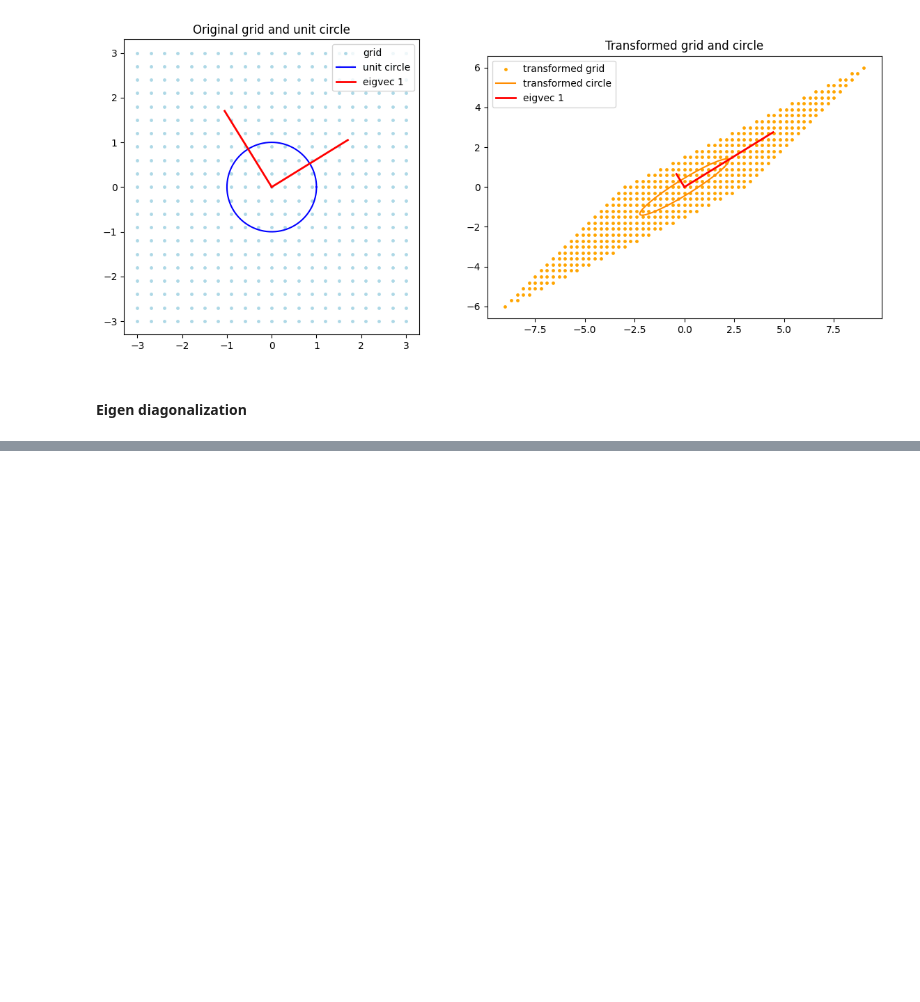
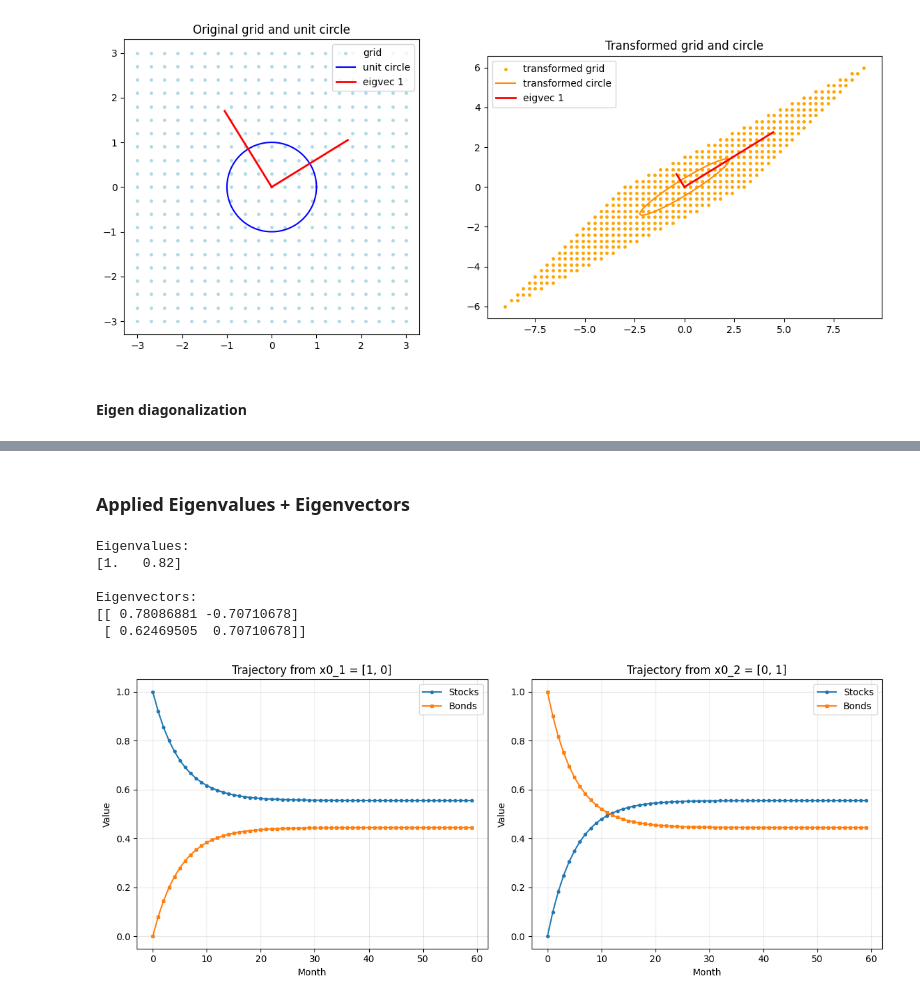
Before and after one commit to dwight-foster/linear-algebra-concepts-in-code, a Jupyter notebook: strang_practice.ipynb, the cells around one changed output, grey strips where cells are left out. Drawn from its saved outputs; the diff is of its cells as text; code cells hidden in the pictures; blank space fills up the shorter version.

Commit message:
added markov eigenvalue example

```diff
--- a/strang_practice.ipynb
+++ b/strang_practice.ipynb
@@ -387,0 +388,58 @@ error norm: 2.4907218228817133e+29
+# %% [markdown]
+### Applied Eigenvalues + Eigenvectors
+# %%
+A = np.array([[0.92, 0.1], [0.08, 0.9]])
+x, V = np.linalg.eig(A)
+x0_1 = np.array([1, 0])
+x0_2 = np.array([0, 1])
+print("Eigenvalues:")
+print(x)
+print("\nEigenvectors:")
+print(V)
+# %% [output]
+Eigenvalues:
+[1.   0.82]
+
+Eigenvectors:
+[[ 0.78086881 -0.70710678]
+ [ 0.62469505  0.70710678]]
+# %%
+# Simulate x_{t+1} = A*x_t for 60 months
+months = 60
+trajectory_1 = np.zeros((months, 2))
+trajectory_2 = np.zeros((months, 2))
+
+x_current_1 = x0_1.copy()
+x_current_2 = x0_2.copy()
+
+for t in range(months):
+    trajectory_1[t] = x_current_1
+    trajectory_2[t] = x_current_2
+    x_current_1 = A @ x_current_1
+    x_current_2 = A @ x_current_2
+
+# Plot both trajectories
+plt.figure(figsize=(12, 5))
+
+plt.subplot(1, 2, 1)
+plt.plot(trajectory_1[:, 0], label='Stocks', marker='o', markersize=3)
+plt.plot(trajectory_1[:, 1], label='Bonds', marker='s', markersize=3)
+plt.xlabel('Month')
+plt.ylabel('Value')
+plt.title('Trajectory from x0_1 = [1, 0]')
+plt.legend()
+plt.grid(True, alpha=0.3)
+
+plt.subplot(1, 2, 2)
+plt.plot(trajectory_2[:, 0], label='Stocks', marker='o', markersize=3)
+plt.plot(trajectory_2[:, 1], label='Bonds', marker='s', markersize=3)
+plt.xlabel('Month')
+plt.ylabel('Value')
+plt.title('Trajectory from x0_2 = [0, 1]')
+plt.legend()
+plt.grid(True, alpha=0.3)
+
+plt.tight_layout()
+plt.show()
+# %% [output]
+[figure, added]
```
Also changed, not shown: parts of 8 cells of this notebook.
